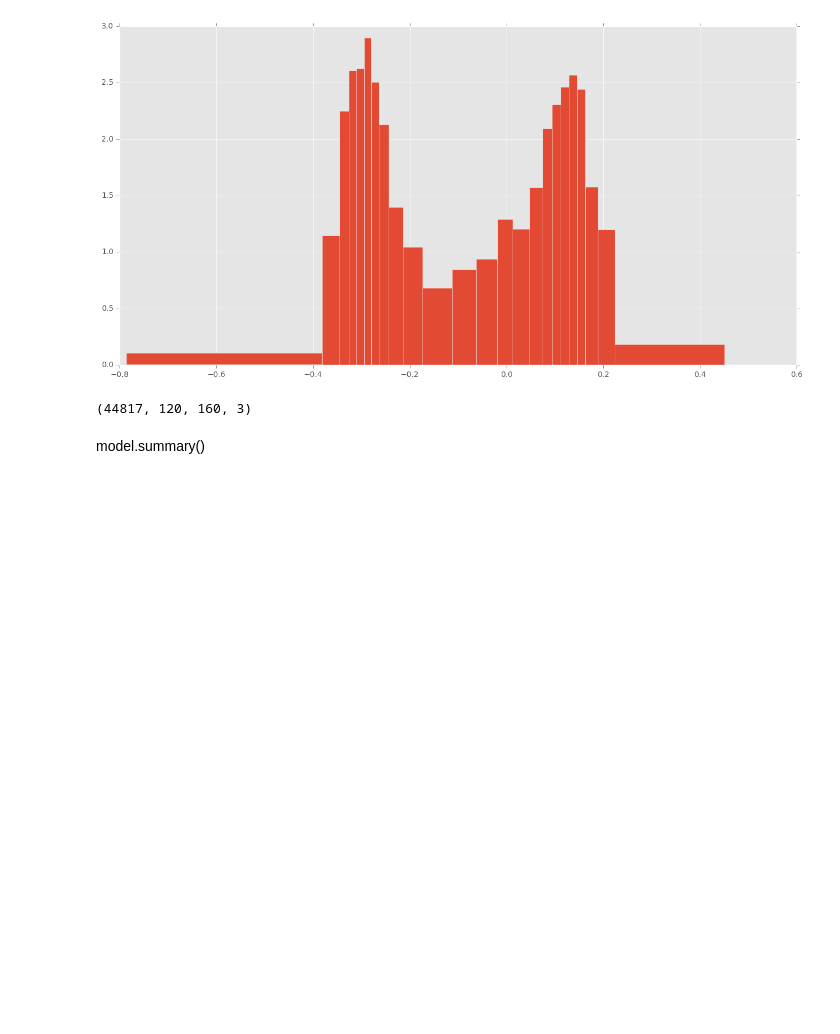
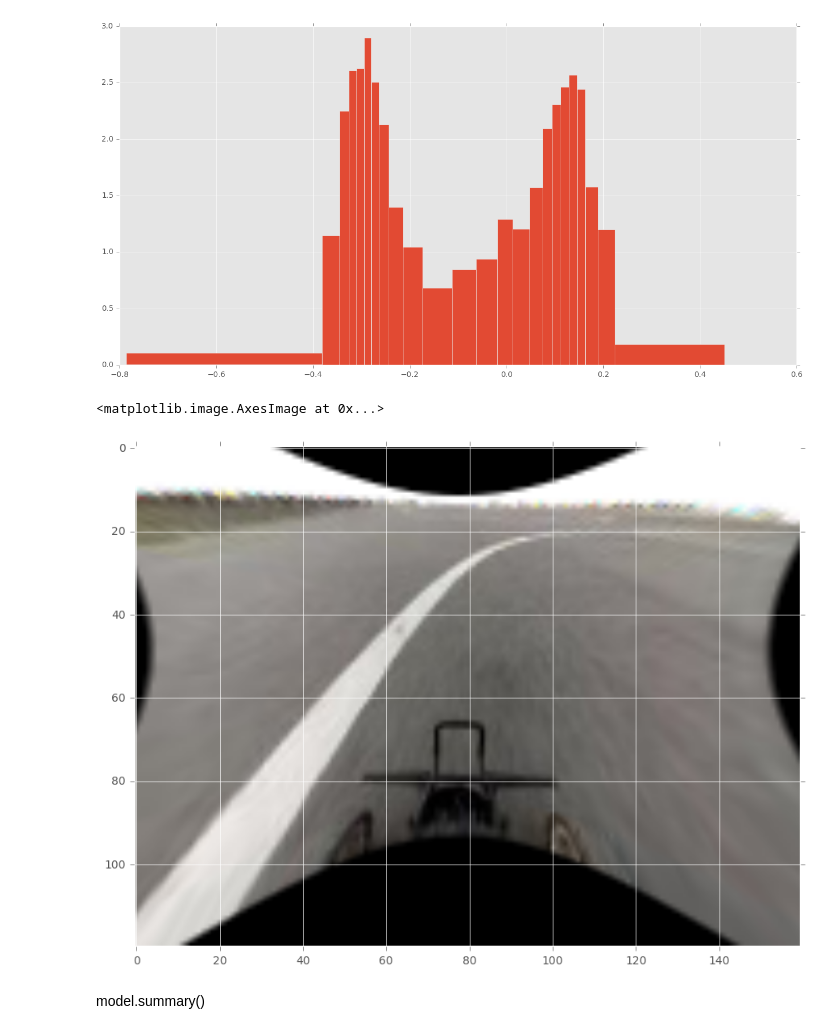
Before and after one commit to test-v1/notebooks-1, a Jupyter notebook: donkeycar/model explore.ipynb, the cells around one changed output. Saved outputs shown, nothing was run; the diff lists cells and outputs as text; code cells hidden in the pictures; blank space fills up the shorter version.

```diff
--- a/donkeycar/model explore.ipynb
+++ b/donkeycar/model explore.ipynb
@@ -64,11 +82,11 @@ Tub does exist
 Tub does exist
 Tub does exist
 # %%
-dataset = dataset_from_all_tubs('data.ws.pruned')
-f = h5py.File("dataset/ws_binned_masked_pruned.hdf5", "w")
-f.create_dataset("img_in", data=dataset[0])
-f.create_dataset("angle_out", data=bin_angle_out(dataset[1]))
-f.create_dataset("throttle_out", data=dataset[2])
+dataset = dataset_from_all_tubs('/home/ubuntu/donkeycar/d2/data.ws.pruned')
+f = h5py.File("/home/ubuntu/donkeycar/d2/dataset/ws_binned_masked_pruned.hdf5", "w")
+f.create_dataset("img_in", data=dataset[0], compression="gzip")
+f.create_dataset("angle_out", data=bin_angle_out(dataset[1]), compression="gzip")
+f.create_dataset("throttle_out", data=dataset[2], compression="gzip")
 f.close()
 # %% [output]
 Tub does exist
@@ -92,0 +95,5 @@ f.close()
+# %%
+original_x = dataset["X"]
+undistorted_x = np.asarray([undistort(img, balance=0.6) for img in original_x])
+dataset["X"] = undistorted_x
+binned_dataset["X"] = undistorted_x
@@ -282,9 +294,10 @@ binned = np.asarray([bin_it(i) for i in digits], dtype="float64")
 # %%
 binned_dataset["Y"] = dataset["Y"]
 binned_dataset["Y"]["angle_out"] = binned
-# %%
-binned_dataset["X"].shape
-# %% [output]
-(44817, 120, 160, 3)
+# %%
+plt.imshow(dataset["X"][100])
+# %% [output]
+<matplotlib.image.AxesImage at 0x...>
+[figure, added]
 # %% [markdown]
 model.summary()
```
Also changed, not shown: parts of 10 cells of this notebook, 2 other files.
